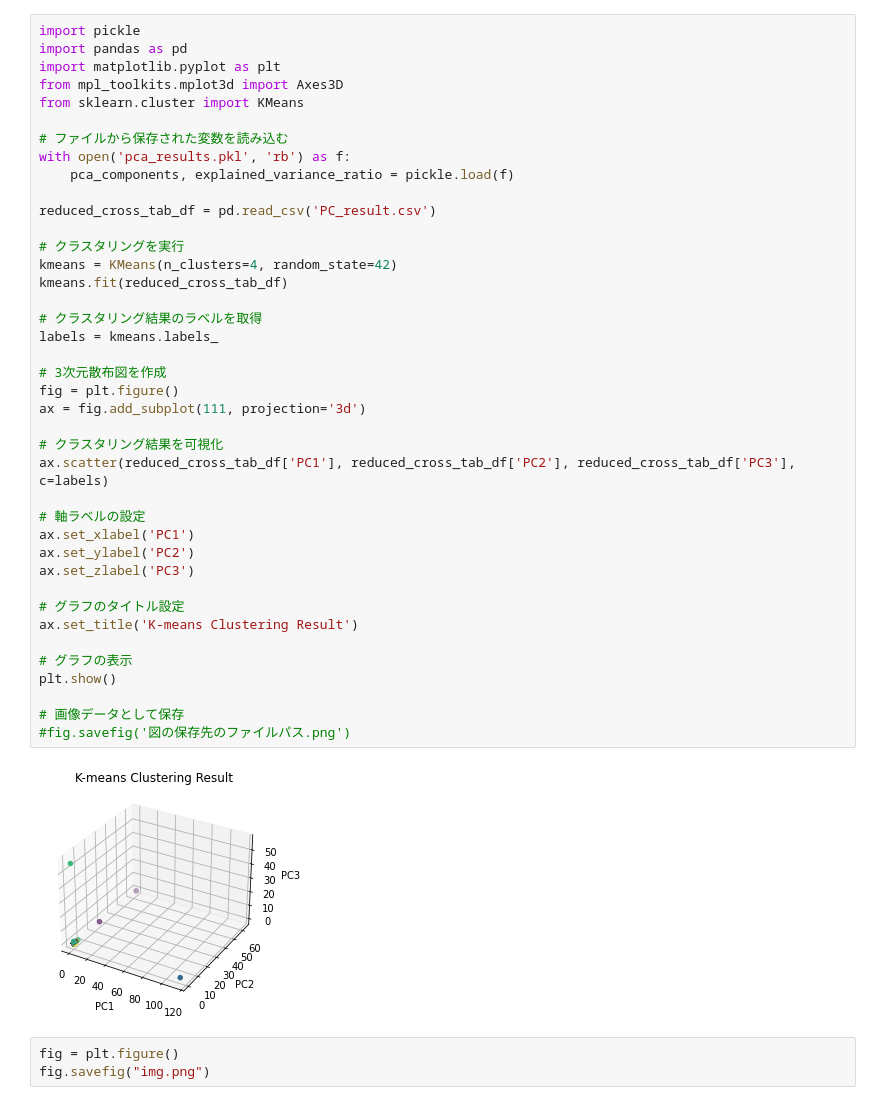
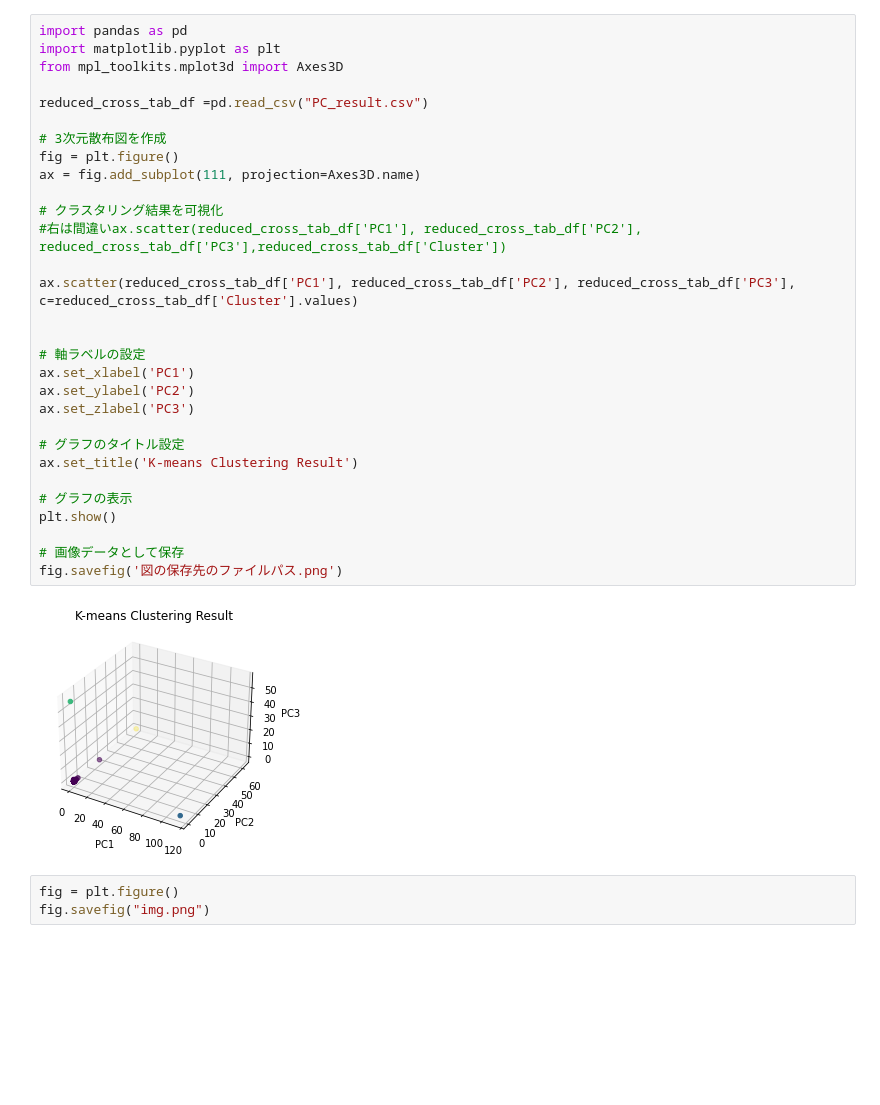
Before and after one commit to yusaku-learn/handm-analytics, a Jupyter notebook: handm_syuseibun_kouhan.ipynb, the cells around one changed output. Saved outputs shown, nothing was run; the diff lists cells and outputs as text; blank space fills up the shorter version.

```diff
--- a/handm_syuseibun_kouhan.ipynb
+++ b/handm_syuseibun_kouhan.ipynb
@@ -24,46 +20,36 @@ print(explained_variance_ratio)
 [0.01881811 0.00668132 0.00461701]
 # %%
-import pickle
 import pandas as pd
 import matplotlib.pyplot as plt
 from mpl_toolkits.mplot3d import Axes3D
-from sklearn.cluster import KMeans
 
-# ファイルから保存された変数を読み込む
-with open('pca_results.pkl', 'rb') as f:
-    pca_components, explained_variance_ratio = pickle.load(f)
-
-reduced_cross_tab_df = pd.read_csv('PC_result.csv')
-
-# クラスタリングを実行
-kmeans = KMeans(n_clusters=4, random_state=42)
-kmeans.fit(reduced_cross_tab_df)
-
-# クラスタリング結果のラベルを取得
-labels = kmeans.labels_
+reduced_cross_tab_df =pd.read_csv("PC_result.csv")
 
 # 3次元散布図を作成
 fig = plt.figure()
-ax = fig.add_subplot(111, projection='3d')
+ax = fig.add_subplot(111, projection=Axes3D.name)
 
 # クラスタリング結果を可視化
-ax.scatter(reduced_cross_tab_df['PC1'], reduced_cross_tab_df['PC2'], reduced_cross_tab_df['PC3'], c=labels)
+#右は間違いax.scatter(reduced_cross_tab_df['PC1'], reduced_cross_tab_df['PC2'], reduced_cross_tab_df['PC3'],reduced_cross_tab_df['Cluster'])
+
+ax.scatter(reduced_cross_tab_df['PC1'], reduced_cross_tab_df['PC2'], reduced_cross_tab_df['PC3'], c=reduced_cross_tab_df['Cluster'].values)
+
 
 # 軸ラベルの設定
 ax.set_xlabel('PC1')
 ax.set_ylabel('PC2')
 ax.set_zlabel('PC3')
 
 # グラフのタイトル設定
 ax.set_title('K-means Clustering Result')
 
 # グラフの表示
 plt.show()
 
 # 画像データとして保存
-#fig.savefig('図の保存先のファイルパス.png')
+fig.savefig('図の保存先のファイルパス.png')
 # %% [output]
-[figure, old version]
+[figure, new version]
 # %%
 fig = plt.figure()
 fig.savefig("img.png")
```
Also changed, not shown: parts of 4 cells of this notebook, 2 other files.
